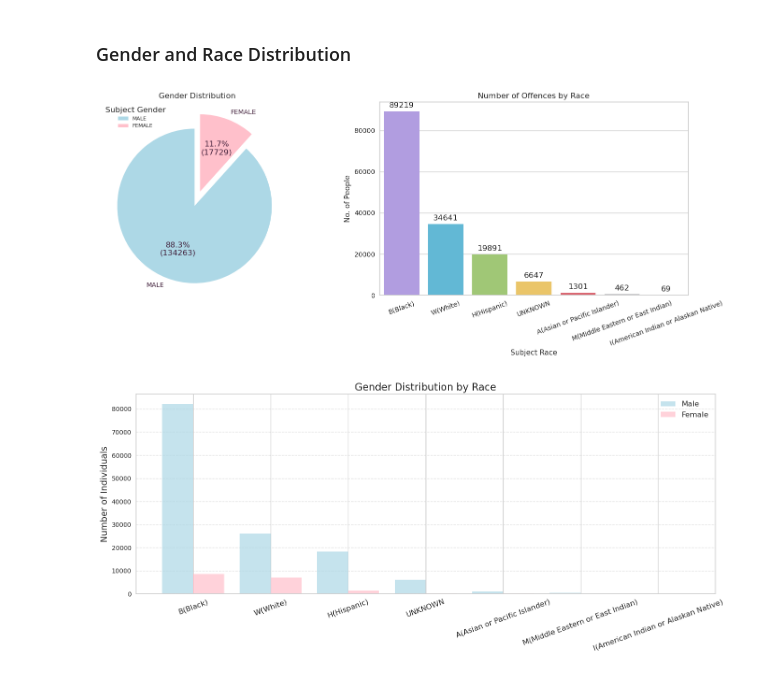
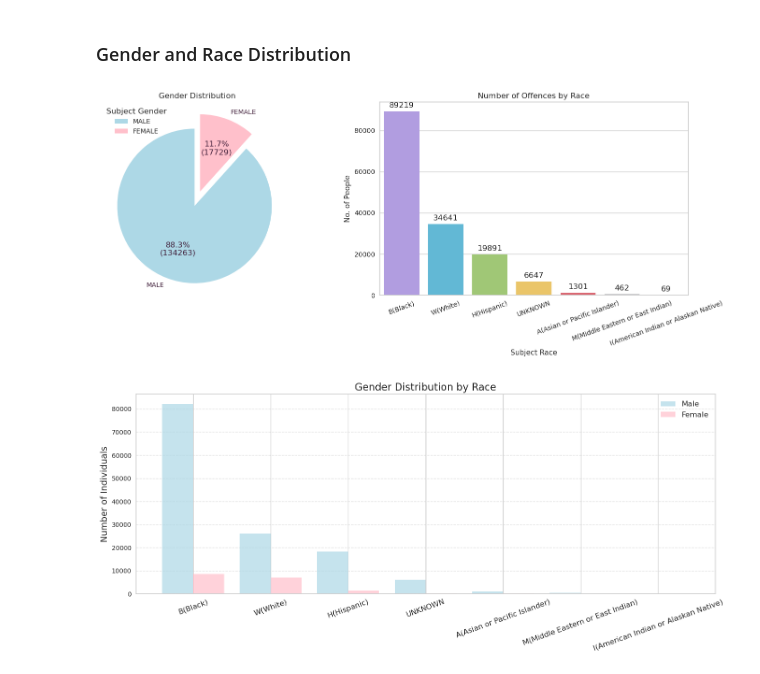
Before and after one commit to fatimagulomova/iu-projects, a Jupyter notebook: DLBDSMLUSL/task-2-policing-equity.ipynb, the cells around one changed output. Drawn from its saved outputs; the diff is of its cells as text; code cells hidden in the pictures.

```diff
--- a/DLBDSMLUSL/task-2-policing-equity.ipynb
+++ b/DLBDSMLUSL/task-2-policing-equity.ipynb
@@ -222,35 +216,35 @@ explode = (0.1, 0.1)
 def func(pct, allvalues):
     absolute = int(pct / 100.*np.sum(allvalues))
     return "{:.1f}%\n({:d})".format(pct, absolute)
 
 plt.figure(figsize=(15, 6))
 plt.subplot(1, 2, 1)
 plt.pie(data, labels=labels, explode=explode, colors=colors,
         autopct=lambda pct: func(pct, data), startangle=90, textprops=dict(color ="#3F1D38"))
-plt.legend(labels, title="Subject Gender", fontsize="8")
+plt.legend(labels, title="Subject Gender")
 plt.title("Gender Distribution")
 
 # Bar Chart
 plt.subplot(1, 2, 2)
 order = df['SUBJECT_RACE'].value_counts().index
 colors = ['#AC92EB', '#4FC1E8', '#A0D568', '#FFCE54', '#ED5564', '#9E9FA5']
 
 ax = sns.countplot(x='SUBJECT_RACE', data=df, order=order, palette=colors)  # Pass 'x' and 'data' parameters
 for label in ax.containers[0]:
     ax.annotate(format(int(label.get_height())),
                 (label.get_x() + label.get_width() / 2., label.get_height()),
                 ha='center', va='center', xytext=(0, 9), textcoords='offset points')
 
 plt.xticks(rotation=20)
 plt.title('Number of Offences by Race')
 plt.xlabel('Subject Race')
 plt.ylabel('No. of People')
 
 # Show plots
 plt.tight_layout()
 plt.show()
 # %% [output]
-[figure, old version]
+[figure, new version]
 # %%
 # Set the figure size
 plt.figure(figsize=(15, 7))
```
Also changed, not shown: parts of 29 cells of this notebook.
